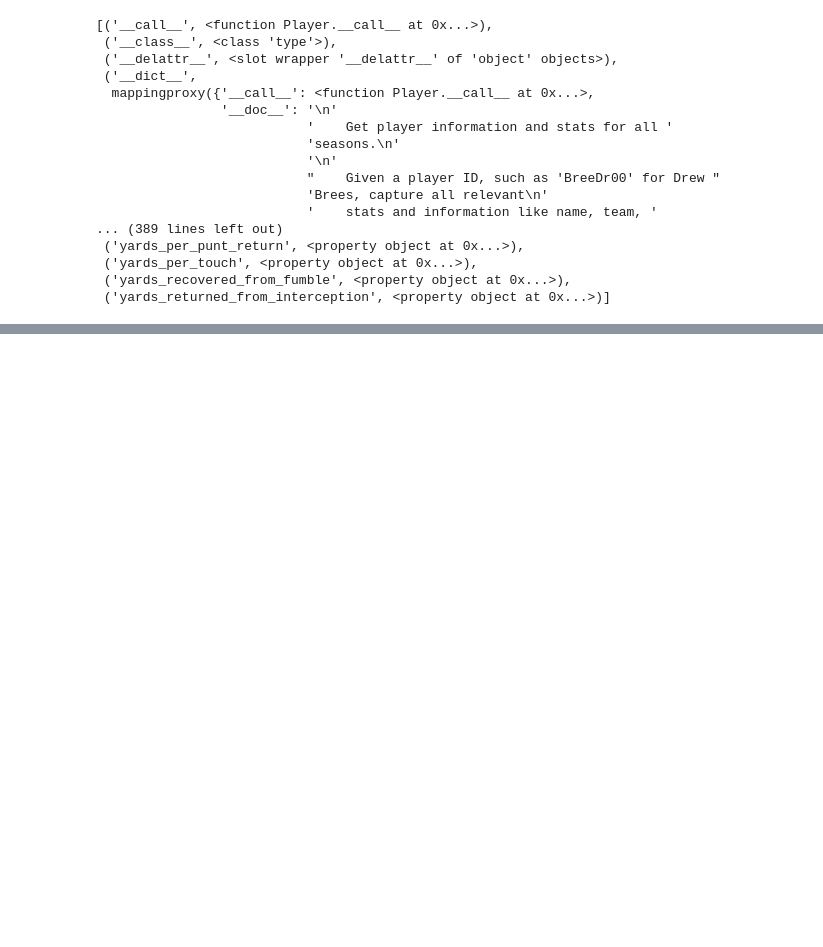
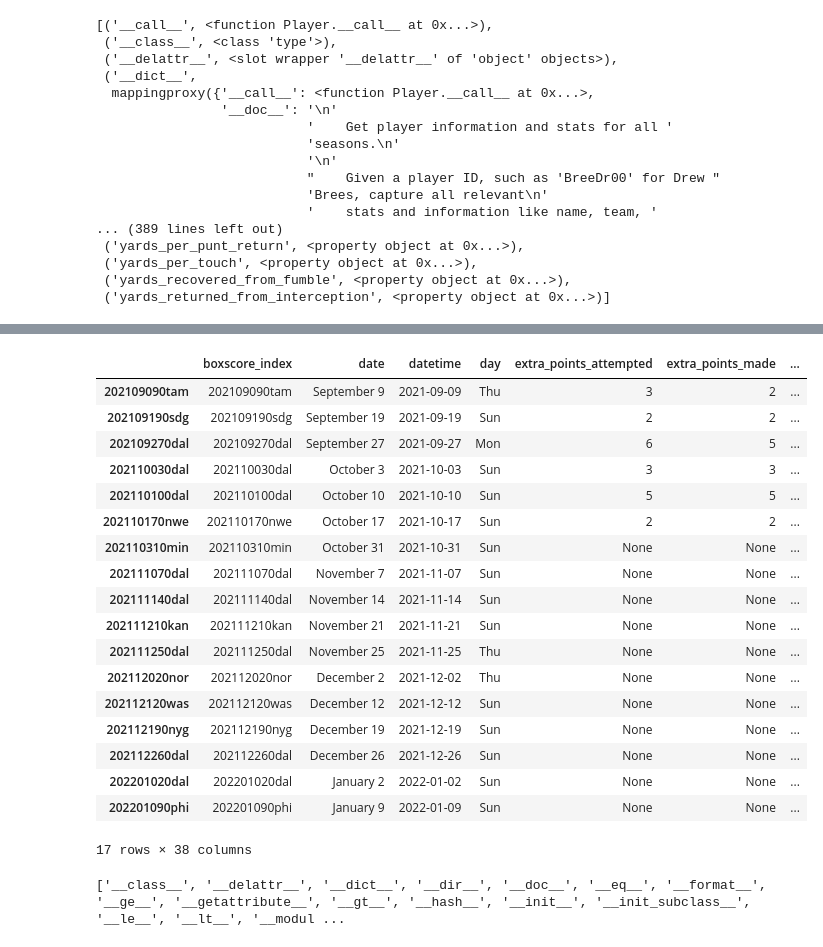
Before and after one commit to sbull32/team_cautious_waffle, a Jupyter notebook: Initial.ipynb, the cells around one changed output, grey strips where cells are left out. Drawn from its saved outputs; the diff is of its cells as text; code cells hidden in the pictures; blank space fills up the shorter version.

Commit message:
Data exploration

```diff
--- a/Initial.ipynb
+++ b/Initial.ipynb
@@ -83,0 +113,29 @@ pprint.pprint(getmembers(Player))
+# %%
+from sportsipy.nfl.schedule import Schedule
+dal2021 = Schedule('DAL', year = '2021')
+dal2021.dataframe
+# %% [output]
+|  | boxscore_index | date | datetime | day | extra_points_attempted | extra_points_made | ... |
+| 202109090tam | 202109090tam | September 9 | 2021-09-09 | Thu | 3 | 2 | ... |
+| 202109190sdg | 202109190sdg | September 19 | 2021-09-19 | Sun | 2 | 2 | ... |
+| 202109270dal | 202109270dal | September 27 | 2021-09-27 | Mon | 6 | 5 | ... |
+| 202110030dal | 202110030dal | October 3 | 2021-10-03 | Sun | 3 | 3 | ... |
+| 202110100dal | 202110100dal | October 10 | 2021-10-10 | Sun | 5 | 5 | ... |
+| 202110170nwe | 202110170nwe | October 17 | 2021-10-17 | Sun | 2 | 2 | ... |
+| 202110310min | 202110310min | October 31 | 2021-10-31 | Sun | None | None | ... |
+| 202111070dal | 202111070dal | November 7 | 2021-11-07 | Sun | None | None | ... |
+| 202111140dal | 202111140dal | November 14 | 2021-11-14 | Sun | None | None | ... |
+| 202111210kan | 202111210kan | November 21 | 2021-11-21 | Sun | None | None | ... |
+| 202111250dal | 202111250dal | November 25 | 2021-11-25 | Thu | None | None | ... |
+| 202112020nor | 202112020nor | December 2 | 2021-12-02 | Thu | None | None | ... |
+| 202112120was | 202112120was | December 12 | 2021-12-12 | Sun | None | None | ... |
+| 202112190nyg | 202112190nyg | December 19 | 2021-12-19 | Sun | None | None | ... |
+| 202112260dal | 202112260dal | December 26 | 2021-12-26 | Sun | None | None | ... |
+| 202201020dal | 202201020dal | January 2 | 2022-01-02 | Sun | None | None | ... |
+| 202201090phi | 202201090phi | January 9 | 2022-01-09 | Sun | None | None | ... |
+17 rows × 38 columns
+# %%
+game_data_dal = Boxscore('202109090tam')
+print(dir(game_data_dal))
+# %% [output]
+['__class__', '__delattr__', '__dict__', '__dir__', '__doc__', '__eq__', '__format__', '__ge__', '__getattribute__', '__gt__', '__hash__', '__init__', '__init_subclass__', '__le__', '__lt__', '__modul ...
```
Also changed, not shown: parts of 13 cells of this notebook.
